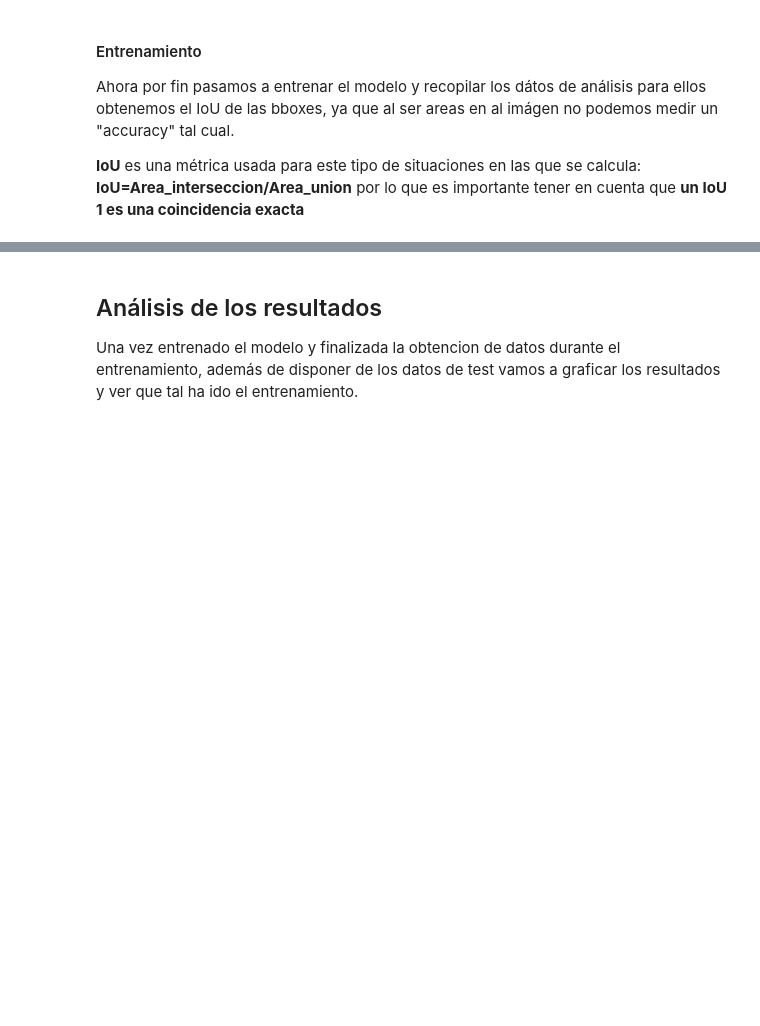
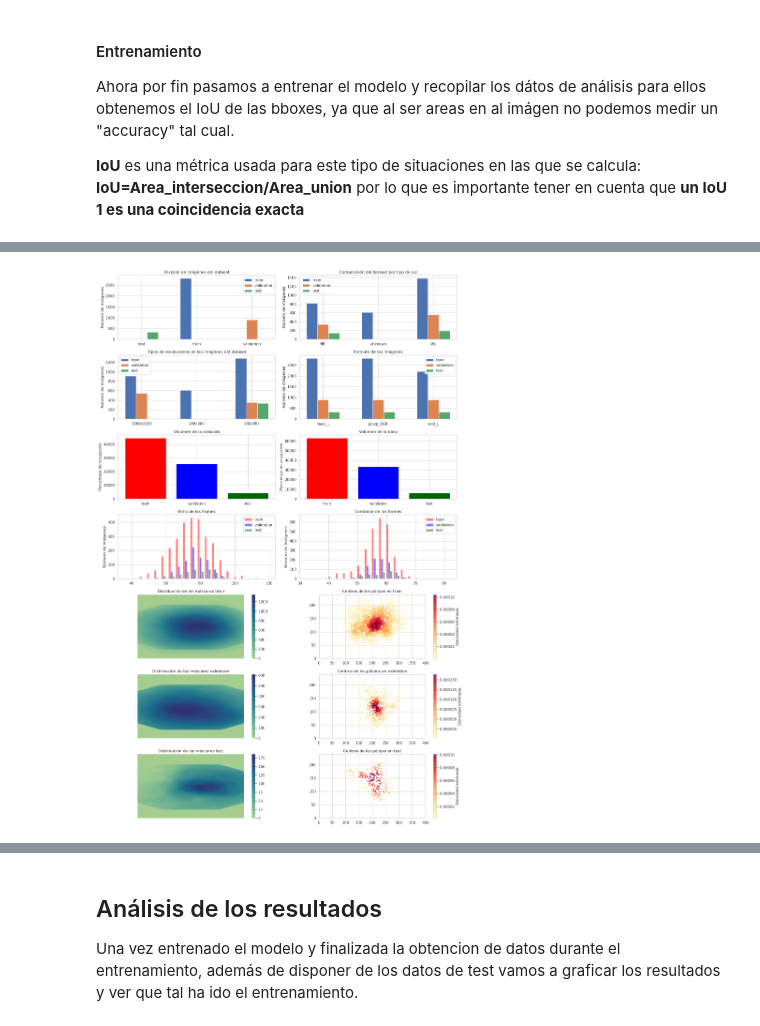
Before and after one commit to sprieton/deteccion_de_polipos_aplicando_ViT, a Jupyter notebook: src/ViT-Large/ViT-large_Piccolo+CVC.ipynb, the cells around one changed output, grey strips where cells are left out. Saved outputs shown, nothing was run; the diff lists cells and outputs as text; code cells hidden in the pictures; blank space fills up the shorter version.

```diff
--- a/src/ViT-Large/ViT-large_Piccolo+CVC.ipynb
+++ b/src/ViT-Large/ViT-large_Piccolo+CVC.ipynb
@@ -254,33 +256,14 @@ MODEL_NAME = "ViT-Large"
 NUM_EPOCH = 50              # 🔄 Numero de epocas del entrenamiento
 BATCH_SIZE = 10             # 👝 Numero de imágenes por batch
 TRAIN_RES = (384, 384)      # 📷 Resolucion entreno
-RESULTS_JSON = f"../../resultados/{DS_NAME}_{MODEL_NAME}_{NUM_EPOCH}EP_{TRAIN_RES[0]}x{TRAIN_RES[1]}.json"
-RESULTS_IMG = f"../../resultados/{DS_NAME}_{MODEL_NAME}_{NUM_EPOCH}EP_{TRAIN_RES[0]}x{TRAIN_RES[1]}.png"
+EVAL_NAME = "_post_train_eval"
+RESULTS_JSON = f"../../resultados/{DS_NAME}_{MODEL_NAME}_{NUM_EPOCH}EP_{TRAIN_RES[0]}x{TRAIN_RES[1]}{EVAL_NAME}.json"
+RESULTS_IMG = f"../../resultados/{DS_NAME}_{MODEL_NAME}_{NUM_EPOCH}EP_{TRAIN_RES[0]}x{TRAIN_RES[1]}{EVAL_NAME}.png"
 json_exists = False     # flag para comprobar si tnemos un json
 
-# Obtener los diccionarios con formato de entrenamiento
+# Obtener los diccionarios con formato de entrenamiento y mostramos sus carcterísticas
 train_loader, val_loader, test_loader = dt_Piccolo.get_dataloaders(
                                             BATCH_SIZE,
-                                            use_premade_splits=True)
-
-# definimos el optimizador y la loss function
-def loss_fn(target, pred):
-    return nn.functional.smooth_l1_loss(pred, target)
-
-optimizer = AdamW(model.parameters(), lr=5e-5)
-trainer = trm(model, loss_fn=loss_fn, optim=optimizer)
-
-# si ya tenemos los resulados no volvemos a entrenar
-if os.path.isfile(RESULTS_JSON):
-    with open(RESULTS_JSON, "r", encoding="utf-8") as json_file:
-            train_results = json.load(json_file)
-    json_exists = True
-
-if not json_exists:
-    train_results = trainer.train_model(NUM_EPOCH, TRAIN_RES,
-                                    train_loader, val_loader, test_loader)
-
-    # guardamos los datos
-    with open(RESULTS_JSON, "w", encoding="utf-8") as json_file:
-        json.dump(train_results, json_file)  # `indent=4` para formato legible
+                                            use_premade_splits=True,
+                                            analize_splits=True)
 # %% [output]
@@ -303,0 +287 @@ Epoch 5  Loss train 0.0001  IoU train 0.6958
+[figure, added]
```
Also changed, not shown: parts of 9 cells of this notebook, 8 other files.
